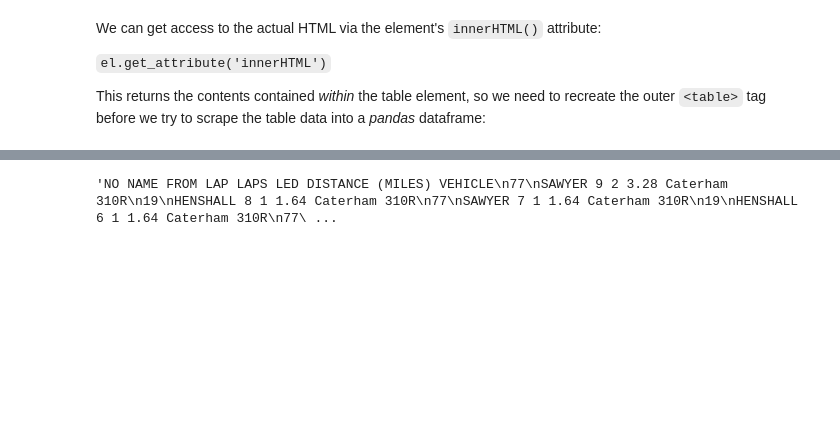
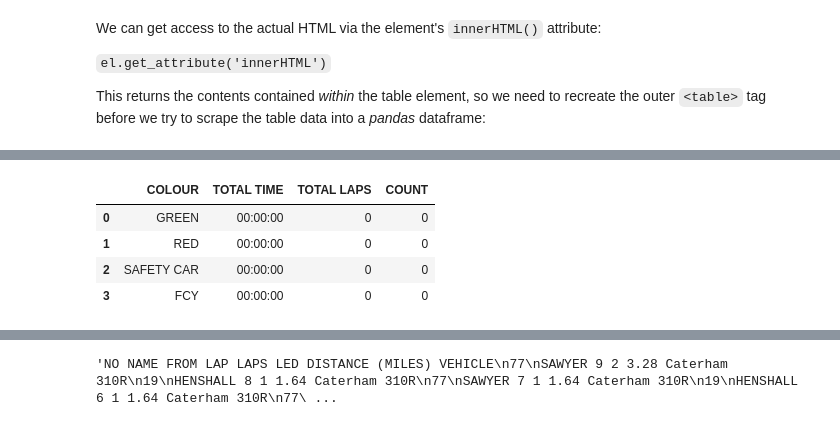
Before and after one commit to f1datajunkie/TSL, a Jupyter notebook: notebooks/TSL Timing Screen Screenshot Grabber.ipynb, the cells around one changed output, grey strips where cells are left out. Drawn from its saved outputs; the diff is of its cells as text; code cells hidden in the pictures; blank space fills up the shorter version.

Commit message:
Bit more table scraping

```diff
--- a/notebooks/TSL Timing Screen Screenshot Grabber.ipynb
+++ b/notebooks/TSL Timing Screen Screenshot Grabber.ipynb
@@ -181,0 +174,8 @@ pd.read_html( '<table>{}</table>'.format(el.get_attribute('innerHTML')))[0].drop
+# %%
+pd.read_html( '<table>{}</table>'.format(el.get_attribute('innerHTML')))[0].dropna(axis=1,how='all')
+# %% [output]
+|  | COLOUR | TOTAL TIME | TOTAL LAPS | COUNT |
+| 0 | GREEN | 00:00:00 | 0 | 0 |
+| 1 | RED | 00:00:00 | 0 | 0 |
+| 2 | SAFETY CAR | 00:00:00 | 0 | 0 |
+| 3 | FCY | 00:00:00 | 0 | 0 |
```
Also changed, not shown: parts of 7 cells of this notebook, 1 other file.
